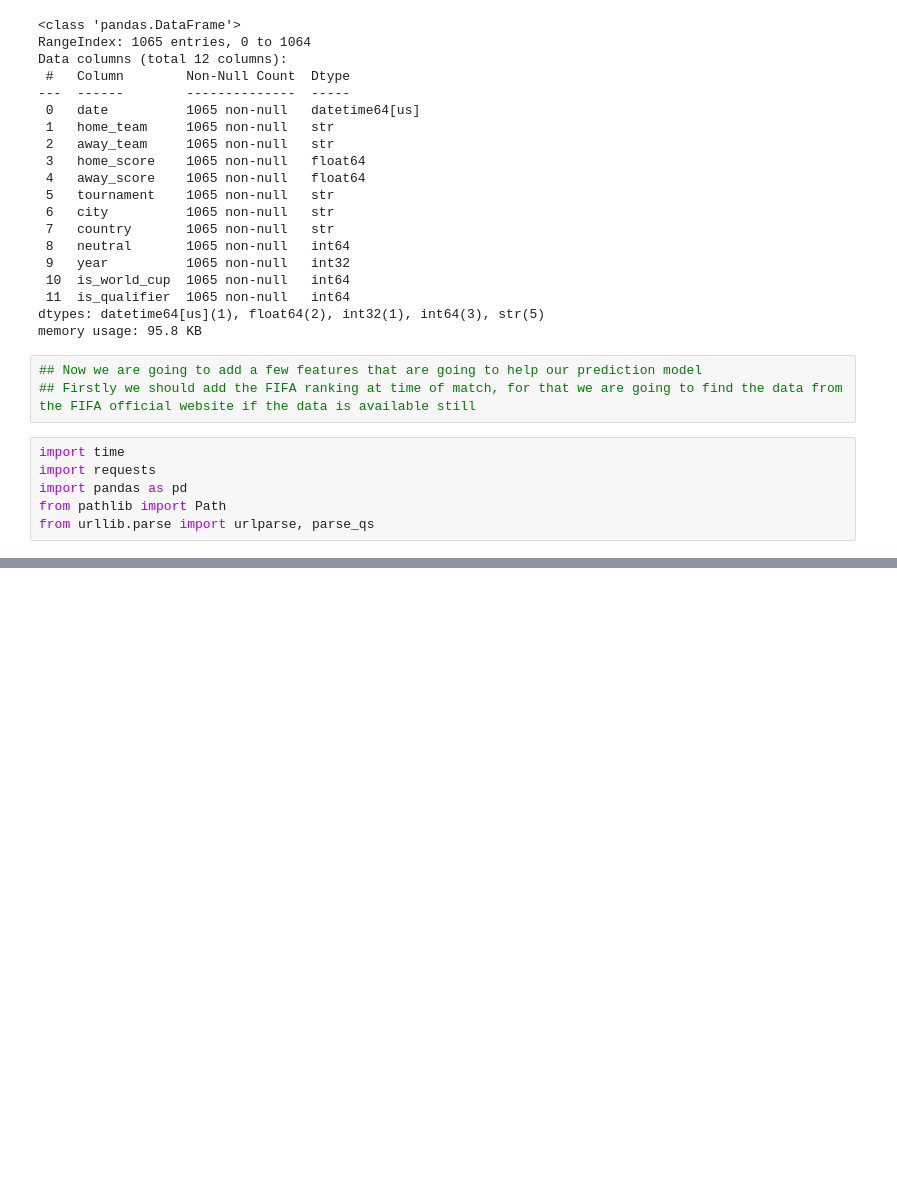
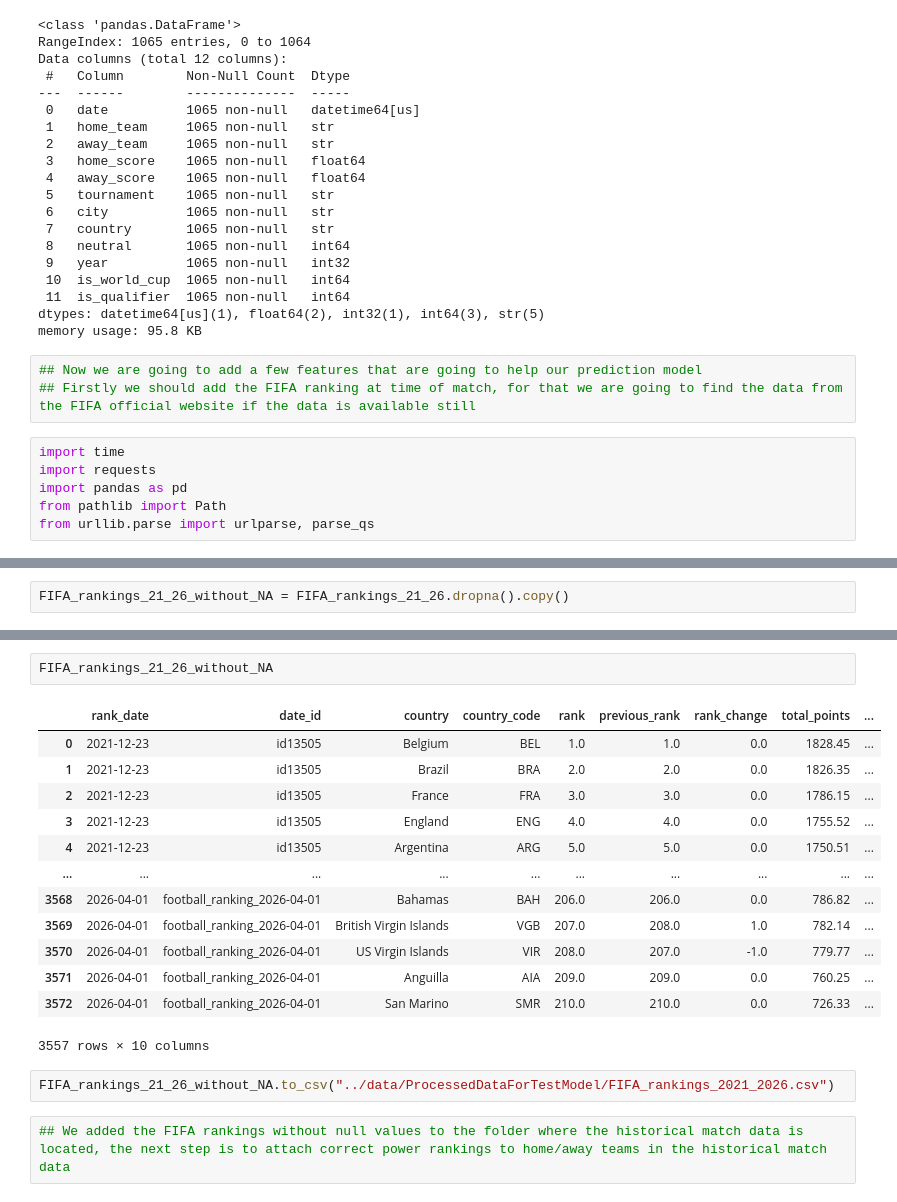
Before and after one commit to darko2806/Football-World-Cup-2026-prediction-model, a Jupyter notebook: Testing/DataProcessingForTesting.ipynb, the cells around one changed output, grey strips where cells are left out. Drawn from its saved outputs; the diff is of its cells as text; blank space fills up the shorter version.

```diff
--- a/Testing/DataProcessingForTesting.ipynb
+++ b/Testing/DataProcessingForTesting.ipynb
@@ -450,0 +1094,2 @@ Saved ../data/fifa_rankings/fifa_ranking_2024-12-19.csv with 211 teams
+# %%
+FIFA_rankings_21_26_without_NA = FIFA_rankings_21_26.dropna().copy()
@@ -450,0 +1110,20 @@ Saved ../data/fifa_rankings/fifa_ranking_2024-12-19.csv with 211 teams
+# %%
+FIFA_rankings_21_26_without_NA
+# %% [output]
+|  | rank_date | date_id | country | country_code | rank | previous_rank | rank_change | total_points | ... |
+| 0 | 2021-12-23 | id13505 | Belgium | BEL | 1.0 | 1.0 | 0.0 | 1828.45 | ... |
+| 1 | 2021-12-23 | id13505 | Brazil | BRA | 2.0 | 2.0 | 0.0 | 1826.35 | ... |
+| 2 | 2021-12-23 | id13505 | France | FRA | 3.0 | 3.0 | 0.0 | 1786.15 | ... |
+| 3 | 2021-12-23 | id13505 | England | ENG | 4.0 | 4.0 | 0.0 | 1755.52 | ... |
+| 4 | 2021-12-23 | id13505 | Argentina | ARG | 5.0 | 5.0 | 0.0 | 1750.51 | ... |
+| ... | ... | ... | ... | ... | ... | ... | ... | ... | ... |
+| 3568 | 2026-04-01 | football_ranking_2026-04-01 | Bahamas | BAH | 206.0 | 206.0 | 0.0 | 786.82 | ... |
+| 3569 | 2026-04-01 | football_ranking_2026-04-01 | British Virgin Islands | VGB | 207.0 | 208.0 | 1.0 | 782.14 | ... |
+| 3570 | 2026-04-01 | football_ranking_2026-04-01 | US Virgin Islands | VIR | 208.0 | 207.0 | -1.0 | 779.77 | ... |
+| 3571 | 2026-04-01 | football_ranking_2026-04-01 | Anguilla | AIA | 209.0 | 209.0 | 0.0 | 760.25 | ... |
+| 3572 | 2026-04-01 | football_ranking_2026-04-01 | San Marino | SMR | 210.0 | 210.0 | 0.0 | 726.33 | ... |
+3557 rows × 10 columns
+# %%
+FIFA_rankings_21_26_without_NA.to_csv("../data/ProcessedDataForTestModel/FIFA_rankings_2021_2026.csv")
+# %%
+## We added the FIFA rankings without null values to the folder where the historical match data is located, the next step is to attach correct power rankings to home/away teams in the historical match data
```
Also changed, not shown: parts of 41 cells of this notebook, 24 other files.
